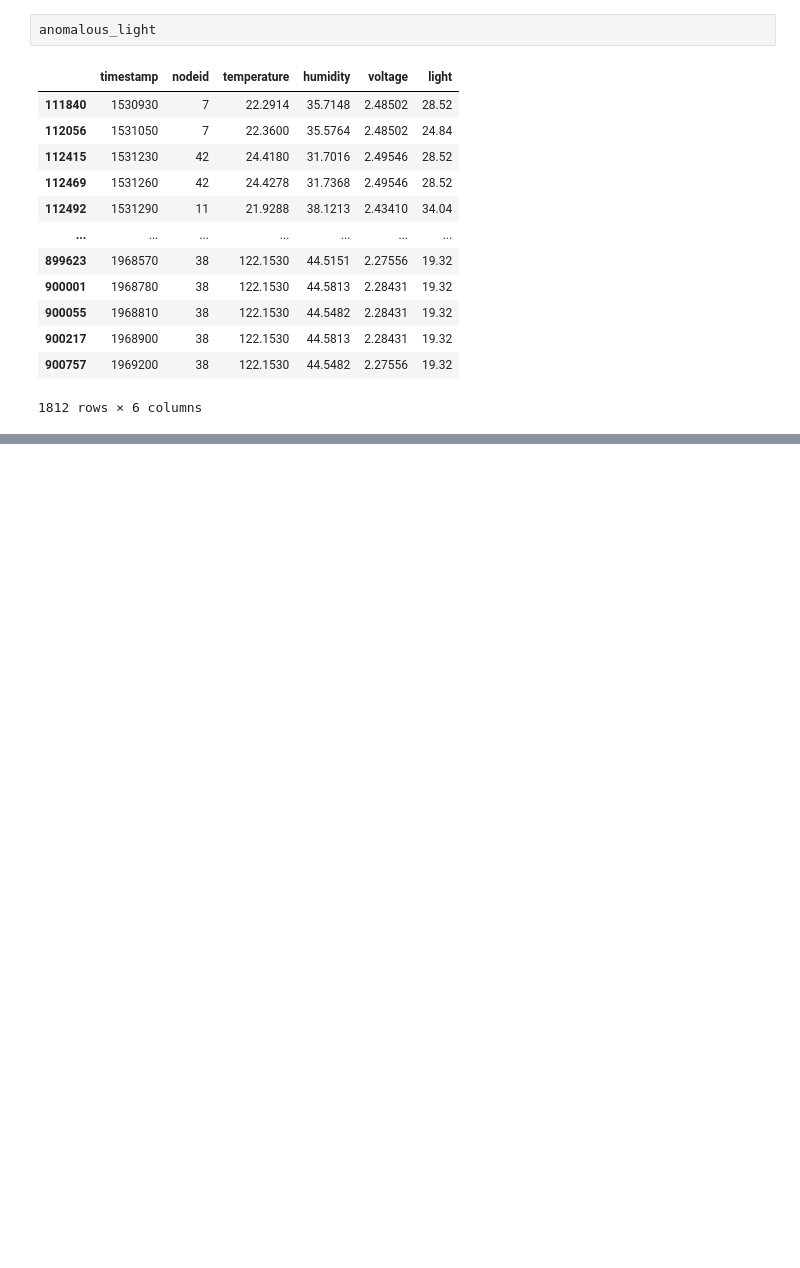
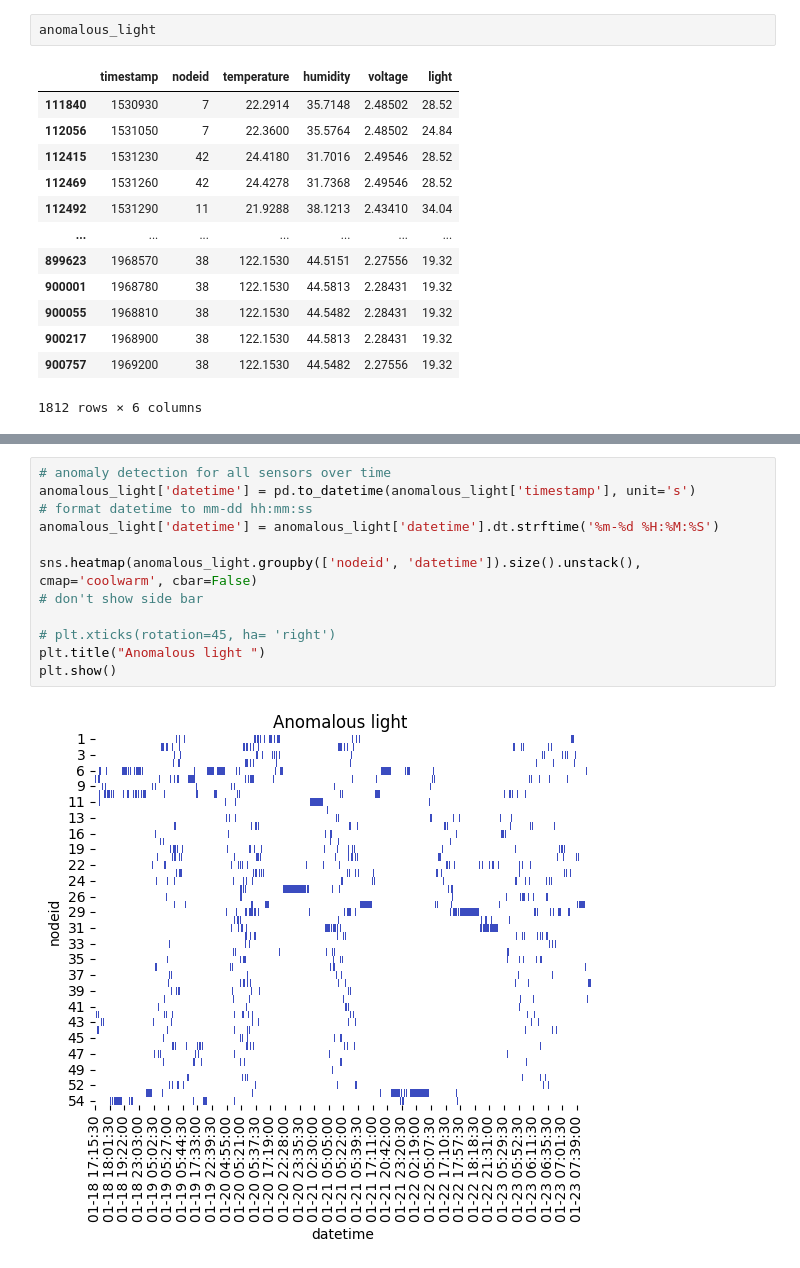
Before and after one commit to siji2022/CS6604_LoG_project, a Jupyter notebook: kde.ipynb, the cells around one changed output, grey strips where cells are left out. Drawn from its saved outputs; the diff is of its cells as text; blank space fills up the shorter version.

```diff
--- a/kde.ipynb
+++ b/kde.ipynb
@@ -153,0 +188,14 @@ anomalous_light
+# %%
+# anomaly detection for all sensors over time
+anomalous_light['datetime'] = pd.to_datetime(anomalous_light['timestamp'], unit='s')
+# format datetime to mm-dd hh:mm:ss
+anomalous_light['datetime'] = anomalous_light['datetime'].dt.strftime('%m-%d %H:%M:%S')
+
+sns.heatmap(anomalous_light.groupby(['nodeid', 'datetime']).size().unstack(), cmap='coolwarm', cbar=False)
+# don't show side bar
+
+# plt.xticks(rotation=45, ha= 'right')
+plt.title("Anomalous light ")
+plt.show()
+# %% [output]
+[figure, added]
```
Also changed, not shown: parts of 2 cells of this notebook.
